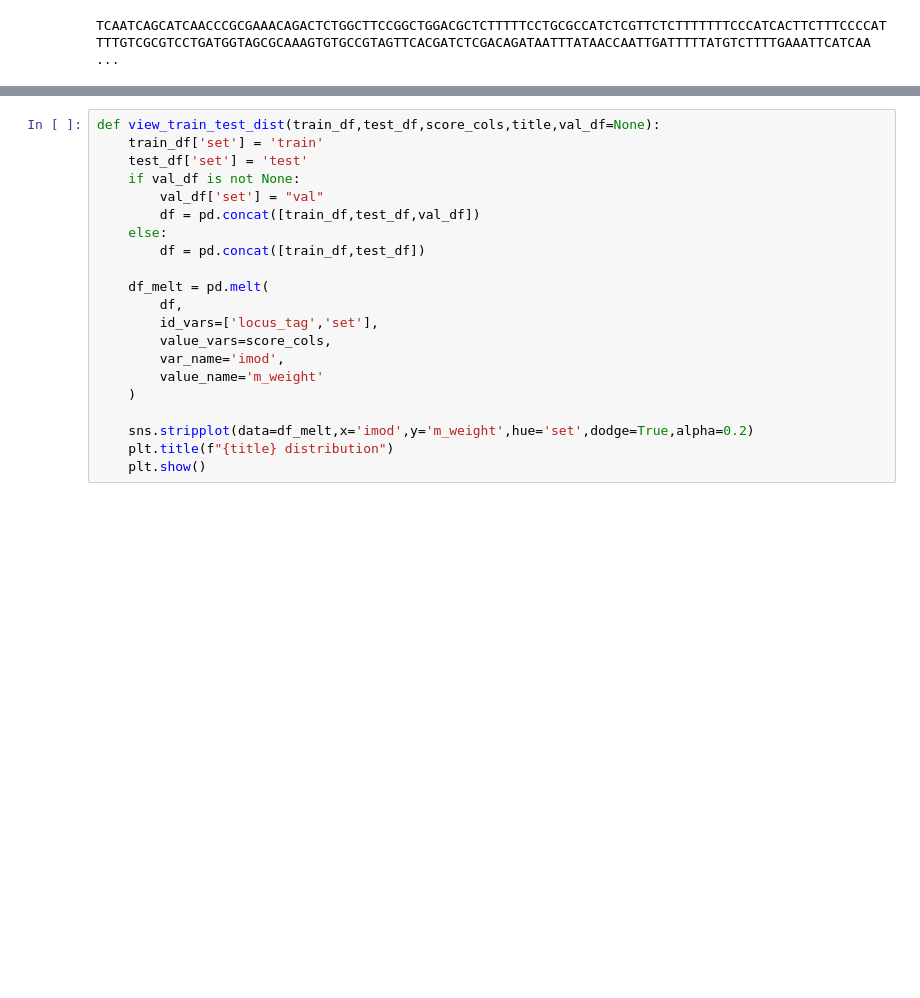
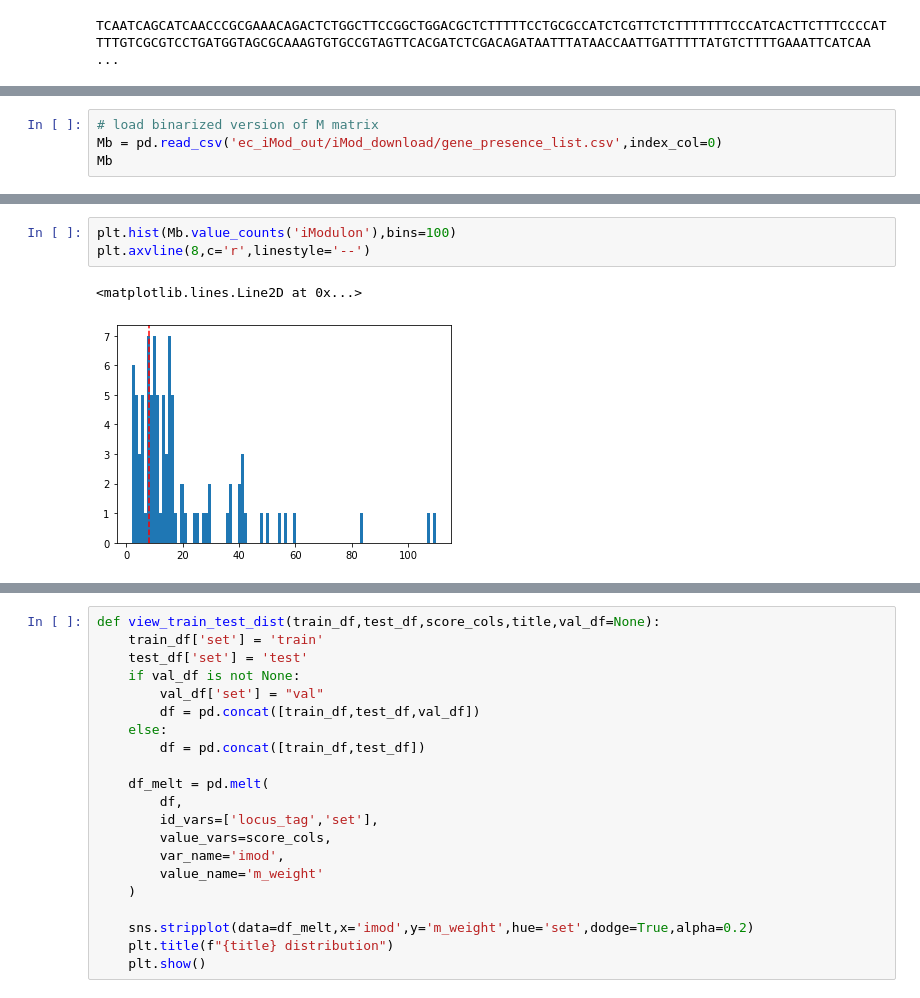
Before and after one commit to erinhwilson/deep-5g-sandbox, a Jupyter notebook: ecoli_iMod_prediction.ipynb, the cells around one changed output, grey strips where cells are left out. Drawn from its saved outputs; the diff is of its cells as text; blank space fills up the shorter version.

Commit message:
make a list of small imodulons to visually inspect

```diff
--- a/ecoli_iMod_prediction.ipynb
+++ b/ecoli_iMod_prediction.ipynb
@@ -48,0 +56,4 @@ TCAATCAGCATCAACCCGCGAAACAGACTCTGGCTTCCGGCTGGACGCTCTTTTTCCTGCGCCATCTCGTTCTCTTTTTT
+# %%
+# load binarized version of M matrix
+Mb = pd.read_csv('ec_iMod_out/iMod_download/gene_presence_list.csv',index_col=0)
+Mb
@@ -48,0 +74,6 @@ TCAATCAGCATCAACCCGCGAAACAGACTCTGGCTTCCGGCTGGACGCTCTTTTTCCTGCGCCATCTCGTTCTCTTTTTT
+# %%
+plt.hist(Mb.value_counts('iModulon'),bins=100)
+plt.axvline(8,c='r',linestyle='--')
+# %% [output]
+<matplotlib.lines.Line2D at 0x...>
+[figure, added]
```
Also changed, not shown: parts of 6 cells of this notebook.
